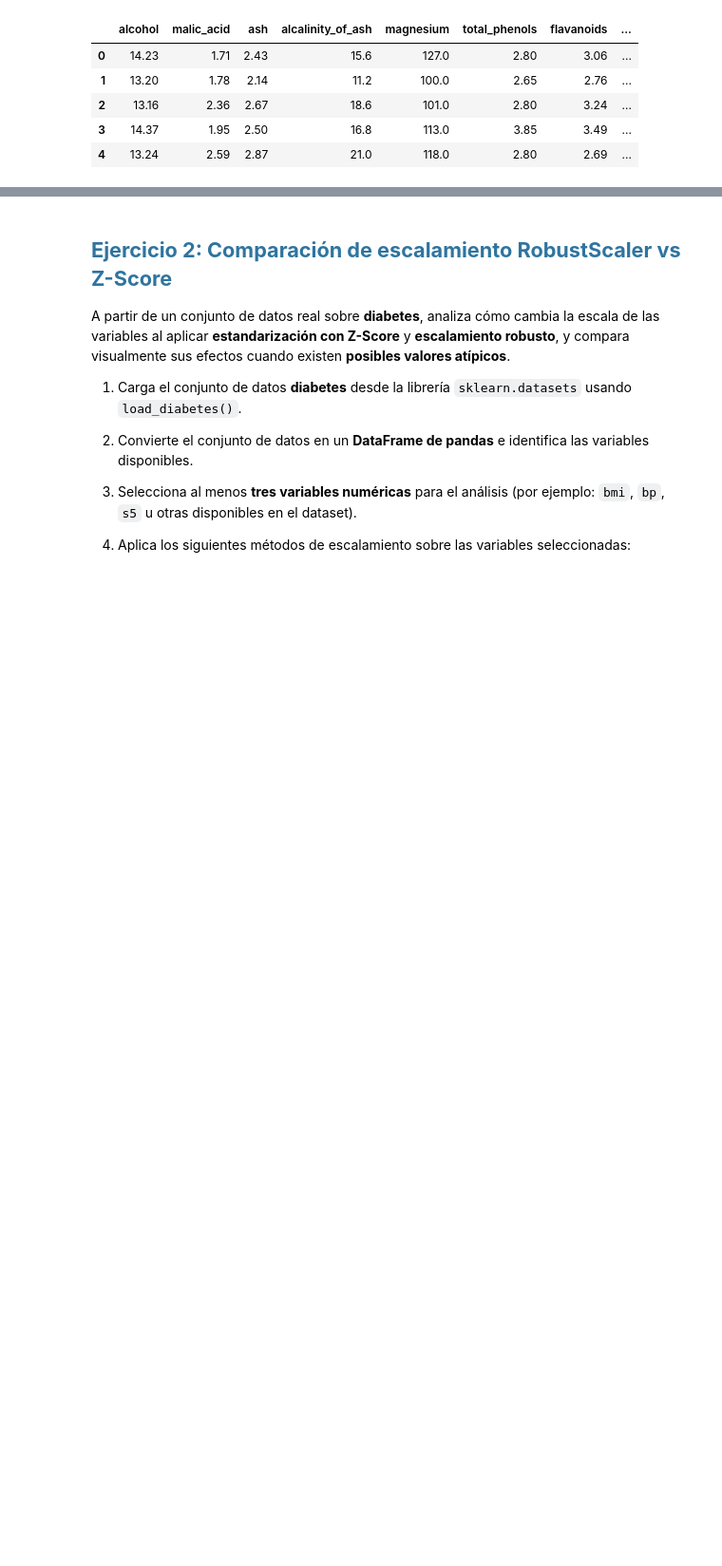
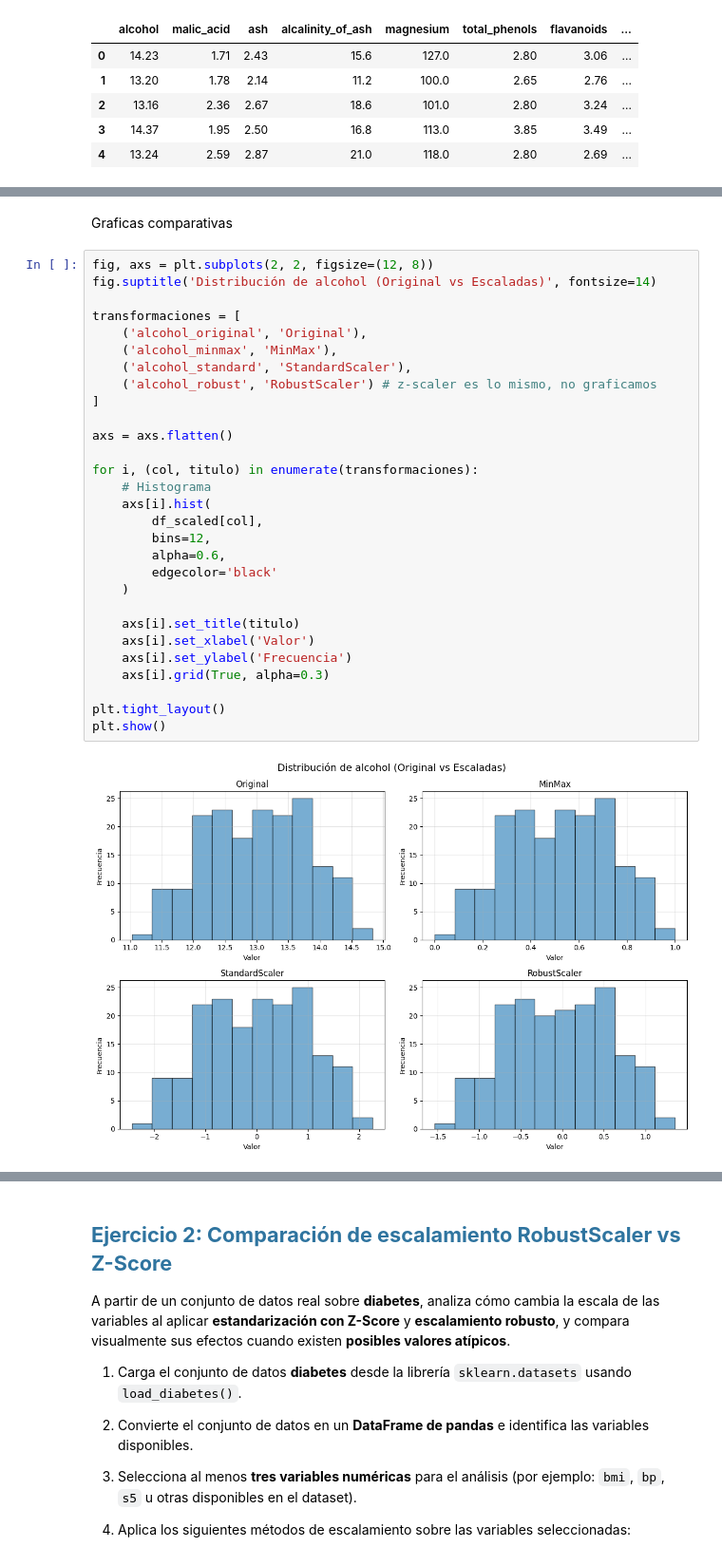
Before and after one commit to JulianCarvajal/BeatAnalytics, a Jupyter notebook: sesiones_practicas/sp_3_natalia_bernal_julian_carvajal.ipynb, the cells around one changed output, grey strips where cells are left out. Shown at 95% size. Saved outputs shown, nothing was run; the diff lists cells and outputs as text; blank space fills up the shorter version.

```diff
--- a/sesiones_practicas/sp_3_natalia_bernal_julian_carvajal.ipynb
+++ b/sesiones_practicas/sp_3_natalia_bernal_julian_carvajal.ipynb
@@ -80,0 +113,33 @@ Index(['alcohol', 'malic_acid', 'ash', 'alcalinity_of_ash', 'magnesium',
+# %% [markdown]
+Graficas comparativas
+# %%
+fig, axs = plt.subplots(2, 2, figsize=(12, 8))
+fig.suptitle('Distribución de alcohol (Original vs Escaladas)', fontsize=14)
+
+transformaciones = [
+    ('alcohol_original', 'Original'),
+    ('alcohol_minmax', 'MinMax'),
+    ('alcohol_standard', 'StandardScaler'),
+    ('alcohol_robust', 'RobustScaler') # z-scaler es lo mismo, no graficamos
+]
+
+axs = axs.flatten()
+
+for i, (col, titulo) in enumerate(transformaciones):
+    # Histograma
+    axs[i].hist(
+        df_scaled[col],
+        bins=12,
+        alpha=0.6,
+        edgecolor='black'
+    )
+
+    axs[i].set_title(titulo)
+    axs[i].set_xlabel('Valor')
+    axs[i].set_ylabel('Frecuencia')
+    axs[i].grid(True, alpha=0.3)
+
+plt.tight_layout()
+plt.show()
+# %% [output]
+[figure, added]
```
Also changed, not shown: parts of 4 cells of this notebook.
